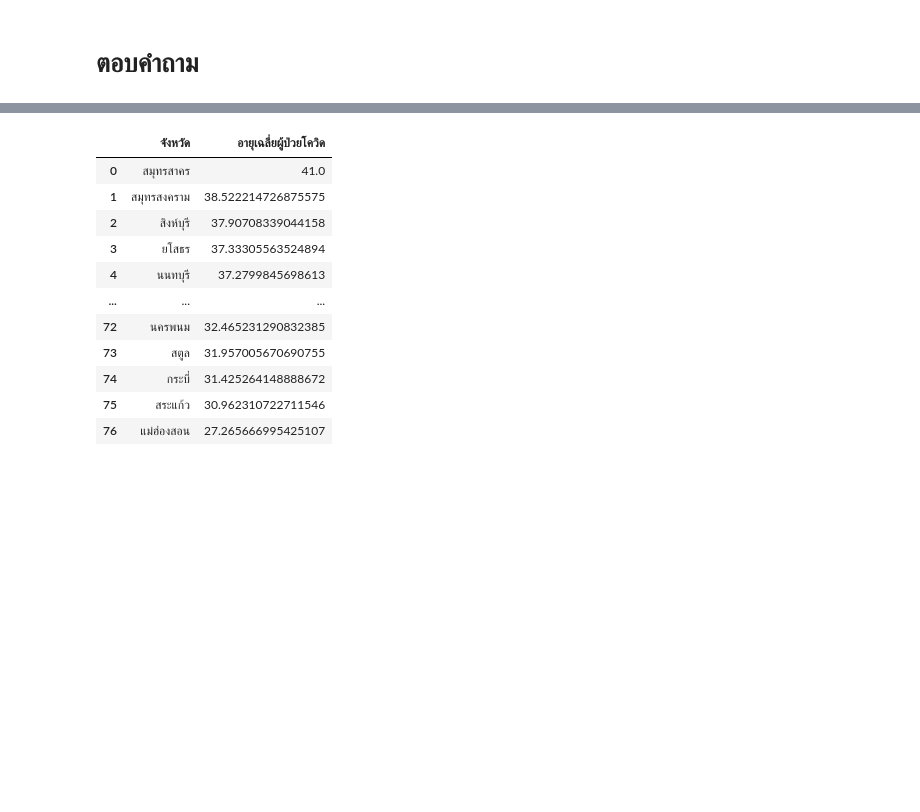
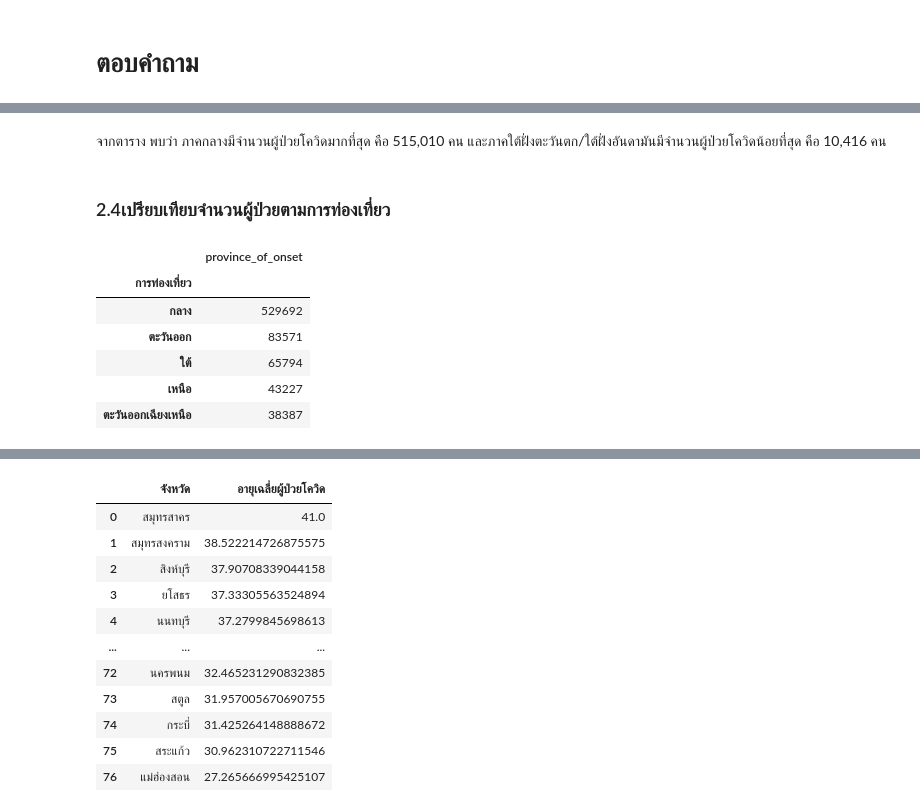
Before and after one commit to PhinyadaPhen/data_viz_2022, a Jupyter notebook: BasicPython&DataViz_midterm2022.ipynb, the cells around one changed output, grey strips where cells are left out. Drawn from its saved outputs; the diff is of its cells as text; code cells hidden in the pictures; blank space fills up the shorter version.

```diff
--- a/BasicPython&DataViz_midterm2022.ipynb
+++ b/BasicPython&DataViz_midterm2022.ipynb
@@ -636,0 +493,15 @@ headers = ['จังหวัด','อายุเฉลี่ยผู้ป
+# %% [markdown]
+จากตาราง พบว่า ภาคกลางมีจำนวนผู้ป่วยโควิดมากที่สุด คือ 515,010 คน และภาคใต้ฝั่งตะวันตก/ใต้ฝั่งอันดามันมีจำนวนผู้ป่วยโควิดน้อยที่สุด คือ 10,416 คน
+# %% [markdown]
+### 2.4เปรียบเทียบจำนวนผู้ป่วยตามการท่องเที่ยว
+# %%
+Ans_traveling = data.groupby('การท่องเที่ยว').count().sort_values(by=['province_of_onset'],ascending=False) # จำนวนผู้ป่วยโควิดจาก province_of_onset ของแต่ละภาคตามการท่องเที่ยว โดยเรียงลำดับจากมาก-น้อย
+Ans_traveling.iloc[:,-6:-5] # แสดงจำนวนผู้ป่วยโควิดในแต่ละภาค
+# %% [output]
+|  | province_of_onset |
+| การท่องเที่ยว |  |
+| กลาง | 529692 |
+| ตะวันออก | 83571 |
+| ใต้ | 65794 |
+| เหนือ | 43227 |
+| ตะวันออกเฉียงเหนือ | 38387 |
```
Also changed, not shown: parts of 103 cells of this notebook.
